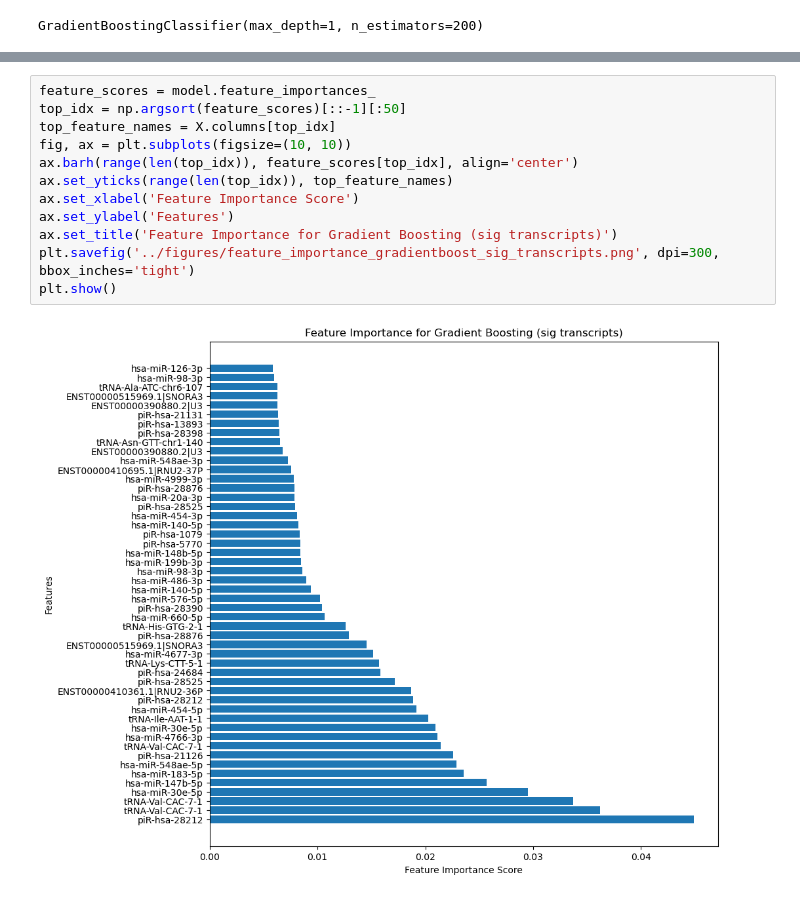
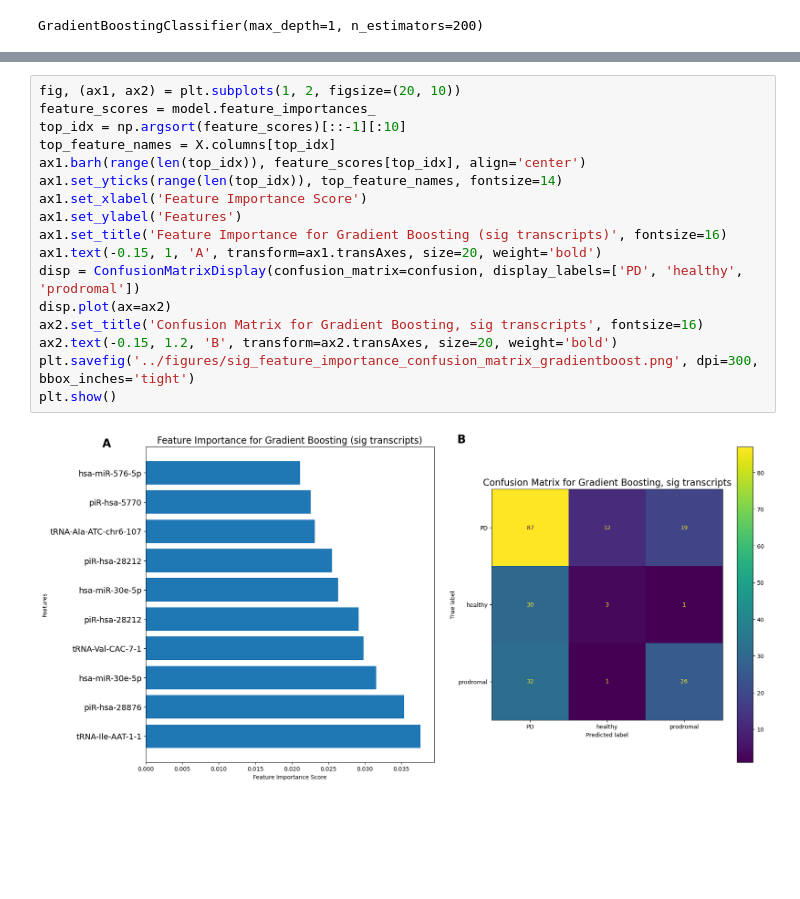
Before and after one commit to evancollins1/Project_20440, a Jupyter notebook: scripts/sig_gradientboost.ipynb, the cells around one changed output, grey strips where cells are left out. Cells and saved outputs as stored; diff of their text form; blank space fills up the shorter version.

```diff
--- a/scripts/sig_gradientboost.ipynb
+++ b/scripts/sig_gradientboost.ipynb
@@ -62,14 +62,19 @@ weighted avg       0.56      0.59      0.56       211
 # %%
+fig, (ax1, ax2) = plt.subplots(1, 2, figsize=(20, 10))
 feature_scores = model.feature_importances_
-top_idx = np.argsort(feature_scores)[::-1][:50]
+top_idx = np.argsort(feature_scores)[::-1][:10]
 top_feature_names = X.columns[top_idx]
-fig, ax = plt.subplots(figsize=(10, 10))
-ax.barh(range(len(top_idx)), feature_scores[top_idx], align='center')
-ax.set_yticks(range(len(top_idx)), top_feature_names)
-ax.set_xlabel('Feature Importance Score')
-ax.set_ylabel('Features')
-ax.set_title('Feature Importance for Gradient Boosting (sig transcripts)')
-plt.savefig('../figures/feature_importance_gradientboost_sig_transcripts.png', dpi=300, bbox_inches='tight')
+ax1.barh(range(len(top_idx)), feature_scores[top_idx], align='center')
+ax1.set_yticks(range(len(top_idx)), top_feature_names, fontsize=14)
+ax1.set_xlabel('Feature Importance Score')
+ax1.set_ylabel('Features')
+ax1.set_title('Feature Importance for Gradient Boosting (sig transcripts)', fontsize=16)
+ax1.text(-0.15, 1, 'A', transform=ax1.transAxes, size=20, weight='bold')
+disp = ConfusionMatrixDisplay(confusion_matrix=confusion, display_labels=['PD', 'healthy', 'prodromal'])
+disp.plot(ax=ax2)
+ax2.set_title('Confusion Matrix for Gradient Boosting, sig transcripts', fontsize=16)
+ax2.text(-0.15, 1.2, 'B', transform=ax2.transAxes, size=20, weight='bold')
+plt.savefig('../figures/sig_feature_importance_confusion_matrix_gradientboost.png', dpi=300, bbox_inches='tight')
 plt.show()
 # %% [output]
-[figure, old version]
+[figure, new version]
```
Also changed, not shown: parts of 2 cells of this notebook, 3 other files.
